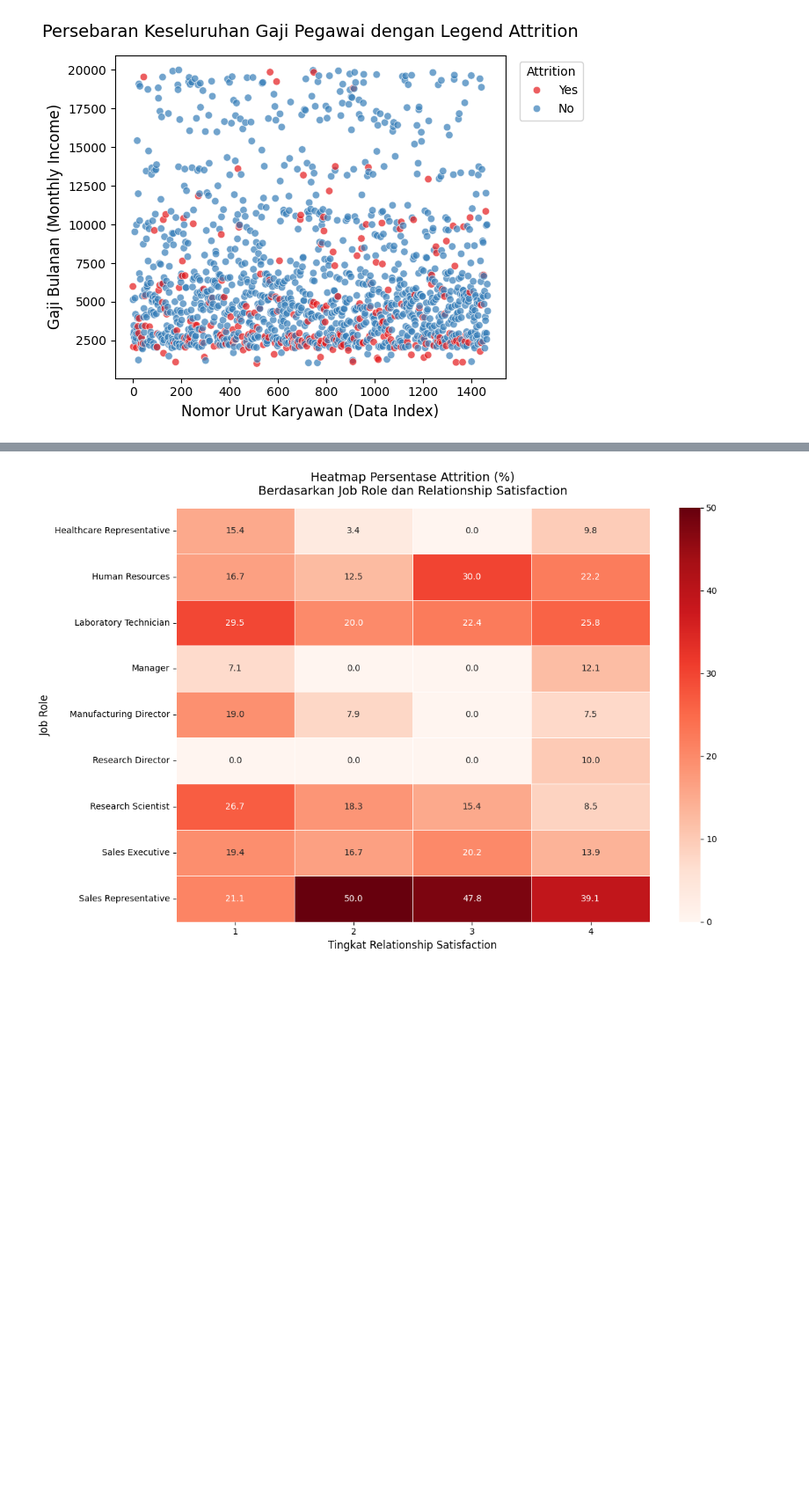
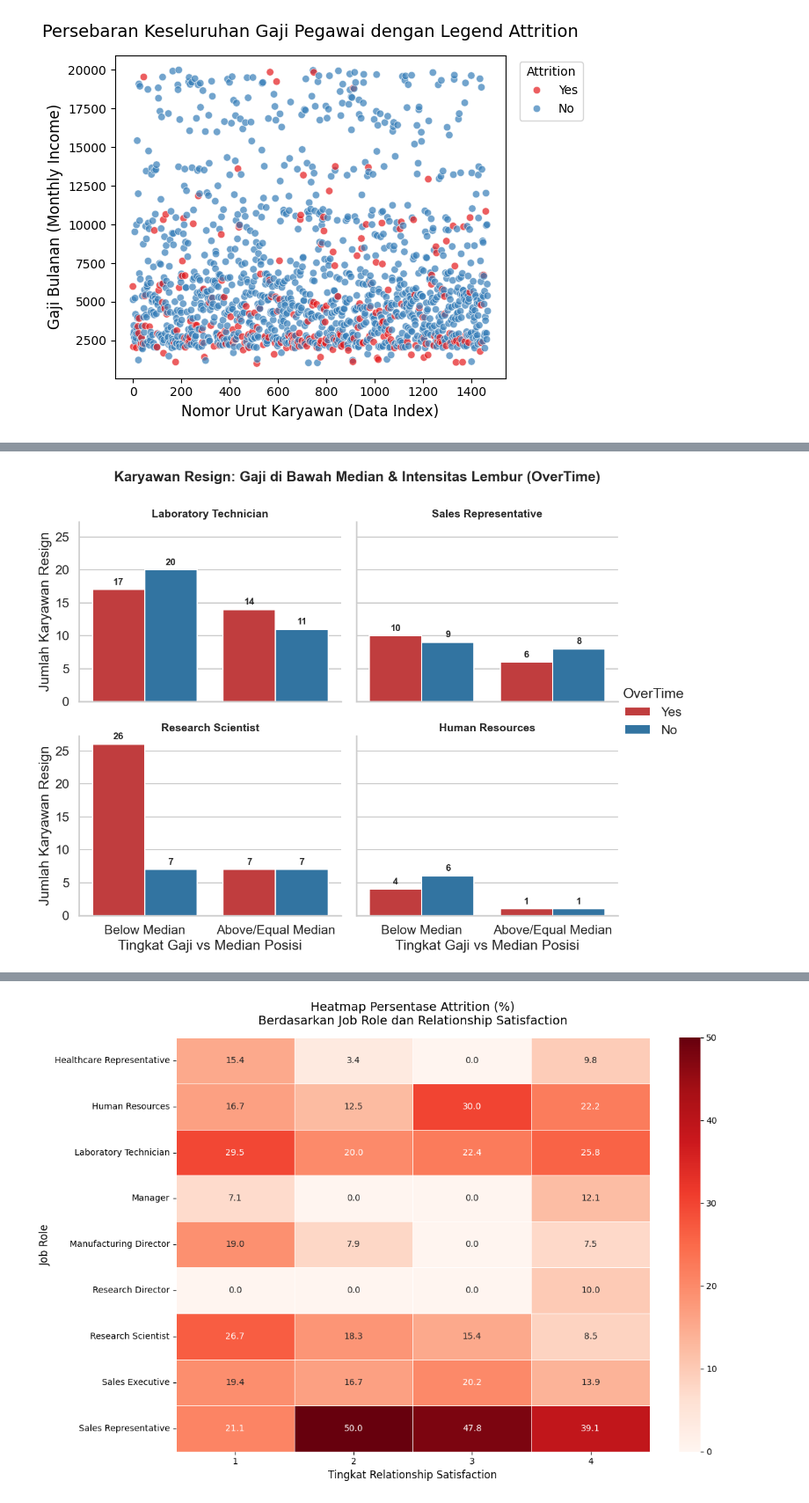
Before and after one commit to lanxnashiry/Employee-Attrition, a Jupyter notebook: HR-Employee-Attrition.ipynb, the cells around one changed output, grey strips where cells are left out. Shown at 88% size. Drawn from its saved outputs; the diff is of its cells as text; code cells hidden in the pictures; blank space fills up the shorter version.

```diff
--- a/HR-Employee-Attrition.ipynb
+++ b/HR-Employee-Attrition.ipynb
@@ -436,0 +233,61 @@ plt.show()
+# %%
+# Karyawan Resign: Gaji di Bawah Median & Intensitas Lembur (OverTime)
+# Asumsi dataset utama Anda disimpan dalam variabel 'df'
+# (Pastikan dataframe sudah di-load dengan nama 'df' atau ubah sesuai nama variabel Anda)
+
+# 1. Daftar Job Role yang ingin dianalisis secara khusus
+target_roles = ['Laboratory Technician', 'Research Scientist', 'Sales Representative', 'Human Resources']
+
+# 2. Filter dataset untuk menghitung Median berdasarkan POPULASI KESELURUHAN tiap role
+df_target = data[data['JobRole'].isin(target_roles)].copy()
+
+# 3. Hitung nilai Median Monthly Income untuk masing-masing Job Role
+median_incomes = df_target.groupby('JobRole')['MonthlyIncome'].median().to_dict()
+
+# 4. Buat kategori apakah gaji karyawan di bawah median role-nya atau tidak
+df_target['Income_vs_Median'] = df_target.apply(
+    lambda x: 'Below Median' if x['MonthlyIncome'] < median_incomes[x['JobRole']] else 'Above/Equal Median',
+    axis=1
+)
+
+# 5. Ambil HANYA karyawan yang RESIGN (Attrition == 'Yes')
+df_resign = df_target[df_target['Attrition'] == 'Yes'].copy()
+
+# 6. Visualisasi menggunakan Seaborn Catplot
+sns.set_theme(style="whitegrid", context="talk")
+g = sns.catplot(
+    data=df_resign,
+    x='Income_vs_Median',
+    hue='OverTime',
+    col='JobRole',
+    col_wrap=2,           # Menampilkan 2 kolom grid (2x2)
+    kind='count',
+    palette={'Yes': '#d62728', 'No': '#1f77b4'}, # Merah untuk lembur, Biru untuk tidak
+    height=4.5,
+    aspect=1.2,
+    order=['Below Median', 'Above/Equal Median'],
+    hue_order=['Yes', 'No']
+)
+
+# 7. Merapikan judul, label, dan tata letak
+g.fig.subplots_adjust(top=0.88)
+g.fig.suptitle('Karyawan Resign: Gaji di Bawah Median & Intensitas Lembur (OverTime)',
+               fontsize=18, fontweight='bold')
+g.set_axis_labels("Tingkat Gaji vs Median Posisi", "Jumlah Karyawan Resign")
+g.set_titles(col_template="{col_name}", size=14, weight='bold')
+
+# 8. Menambahkan anotasi (angka pasti) di atas setiap bar
+for ax in g.axes.flat:
+    for p in ax.patches:
+        height = p.get_height()
+        if pd.notnull(height) and height > 0: # Hanya beri angka jika bar > 0
+            ax.annotate(f'{int(height)}',
+                        (p.get_x() + p.get_width() / 2., height),
+                        ha='center', va='bottom',
+                        xytext=(0, 4),
+                        textcoords='offset points',
+                        fontsize=12, fontweight='bold')
+
+plt.show()
+# %% [output]
+[figure, added]
```
Also changed, not shown: parts of 48 cells of this notebook.
